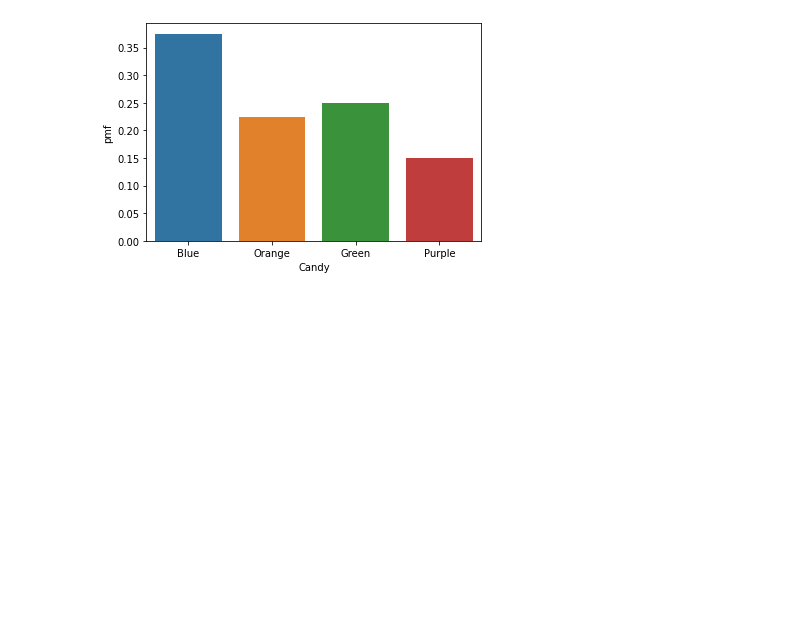
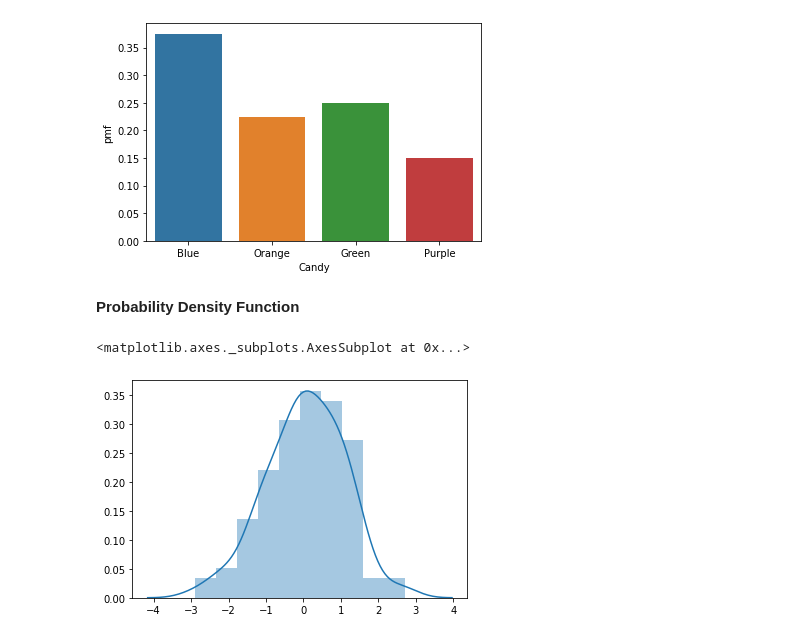
Before and after one commit to Data-Analysis-RCODI/ML-Playground, a Jupyter notebook: Stats_with_np,_pd.ipynb, the cells around one changed output. Saved outputs shown, nothing was run; the diff lists cells and outputs as text; code cells hidden in the pictures; blank space fills up the shorter version.

Commit message:
coding probability density function

```diff
--- a/Stats_with_np,_pd.ipynb
+++ b/Stats_with_np,_pd.ipynb
@@ -119,3 +121,12 @@ sns.barplot(df["Candy"], df["pmf"])
 # %% [output]
 <matplotlib.axes._subplots.AxesSubplot at 0x...>
 [figure]
+# %% [markdown]
+**Probability Density Function**
+# %%
+data = np.random.normal(size = 100)
+data = np.append(data, [1.2, 1.2, 1.2, 1.2, 1.2])
+sns.distplot(data)
+# %% [output]
+<matplotlib.axes._subplots.AxesSubplot at 0x...>
+[figure, added]
```
Also changed, not shown: parts of 1 cell of this notebook.
